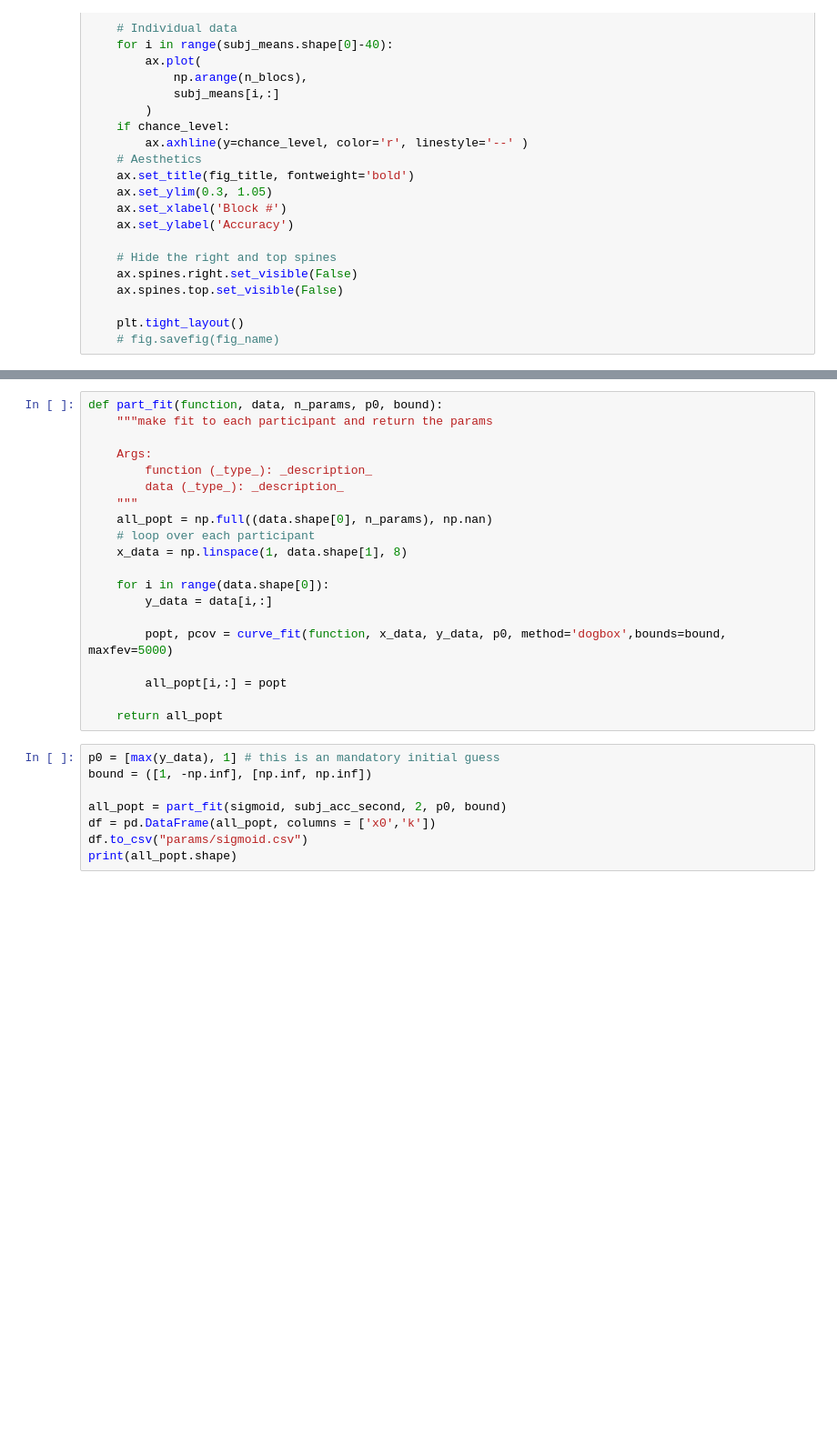
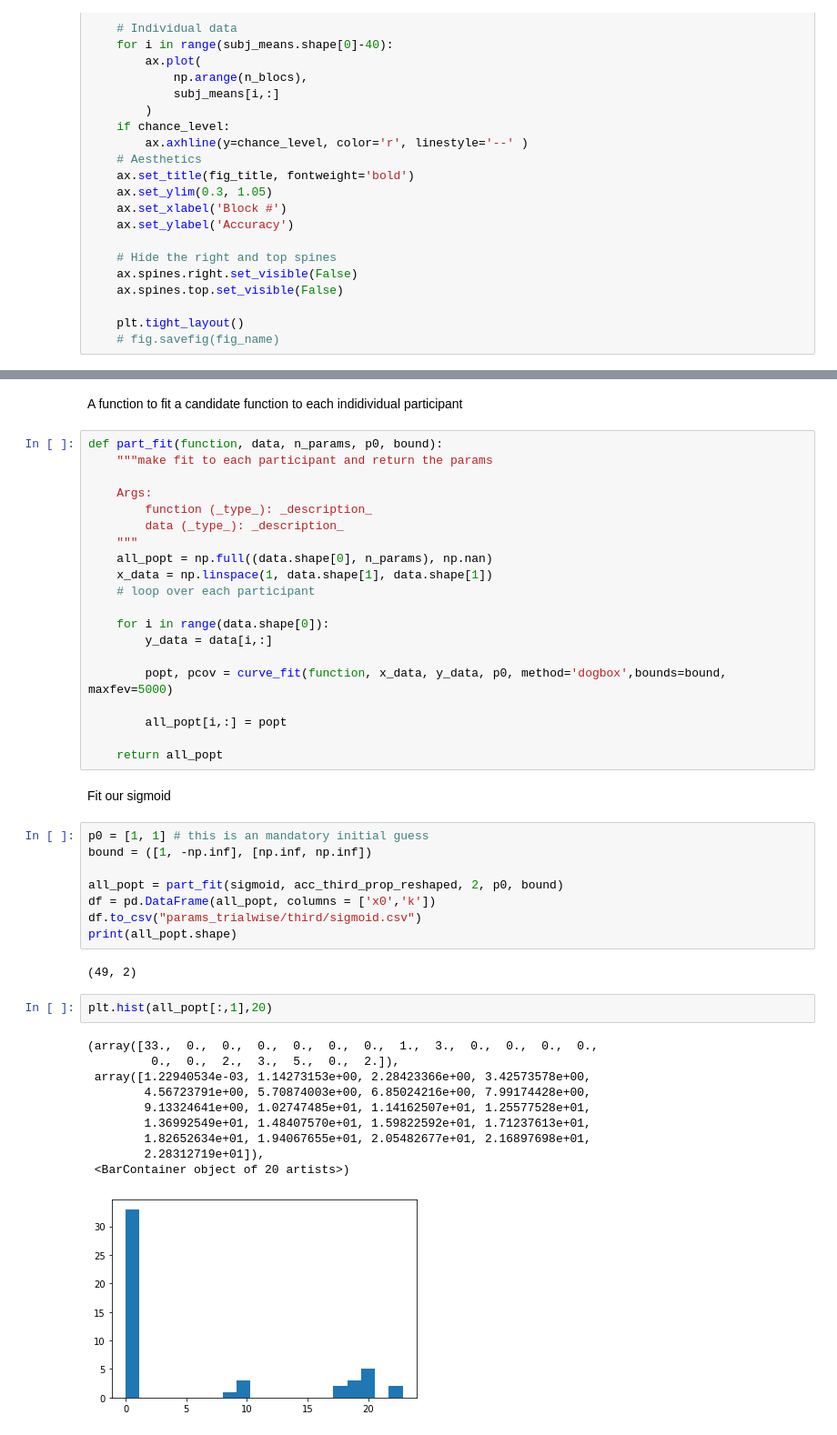
Before and after one commit to JirkoRu/analysis_scripts, a Jupyter notebook: part_level_analysis/fit_functions_trials.ipynb, the cells around one changed output, grey strips where cells are left out. Shown: that part at 91% size. Saved outputs shown, nothing was run; the diff lists cells and outputs as text; blank space fills up the shorter version.

Commit message:
made all the fits to human data and inferential stats

```diff
--- a/part_level_analysis/fit_functions_trials.ipynb
+++ b/part_level_analysis/fit_functions_trials.ipynb
@@ -78,3 +95,5 @@ def heaviside(x, b1, b2):
+# %% [markdown]
+A function to fit a candidate function to each indidividual participant
 # %%
 def part_fit(function, data, n_params, p0, bound):
     """make fit to each participant and return the params
@@ -84,8 +103,8 @@ def part_fit(function, data, n_params, p0, bound):
         data (_type_): _description_
     """
     all_popt = np.full((data.shape[0], n_params), np.nan)
+    x_data = np.linspace(1, data.shape[1], data.shape[1])
     # loop over each participant
-    x_data = np.linspace(1, data.shape[1], 8)
 
     for i in range(data.shape[0]):
         y_data = data[i,:]
@@ -95,11 +114,28 @@ def part_fit(function, data, n_params, p0, bound):
         all_popt[i,:] = popt
 
     return all_popt
+# %% [markdown]
+Fit our sigmoid
 # %%
-p0 = [max(y_data), 1] # this is an mandatory initial guess
+p0 = [1, 1] # this is an mandatory initial guess
 bound = ([1, -np.inf], [np.inf, np.inf])
 
-all_popt = part_fit(sigmoid, subj_acc_second, 2, p0, bound)
+all_popt = part_fit(sigmoid, acc_third_prop_reshaped, 2, p0, bound)
 df = pd.DataFrame(all_popt, columns = ['x0','k'])
-df.to_csv("params/sigmoid.csv")
+df.to_csv("params_trialwise/third/sigmoid.csv")
 print(all_popt.shape)
+# %% [output]
+(49, 2)
+# %%
+plt.hist(all_popt[:,1],20)
+# %% [output]
+(array([33.,  0.,  0.,  0.,  0.,  0.,  0.,  1.,  3.,  0.,  0.,  0.,  0.,
+         0.,  0.,  2.,  3.,  5.,  0.,  2.]),
+ array([1.22940534e-03, 1.14273153e+00, 2.28423366e+00, 3.42573578e+00,
+        4.56723791e+00, 5.70874003e+00, 6.85024216e+00, 7.99174428e+00,
+        9.13324641e+00, 1.02747485e+01, 1.14162507e+01, 1.25577528e+01,
+        1.36992549e+01, 1.48407570e+01, 1.59822592e+01, 1.71237613e+01,
+        1.82652634e+01, 1.94067655e+01, 2.05482677e+01, 2.16897698e+01,
+        2.28312719e+01]),
+ <BarContainer object of 20 artists>)
+[figure, added]
```
Also changed, not shown: parts of 22 cells of this notebook, 19 other files.
